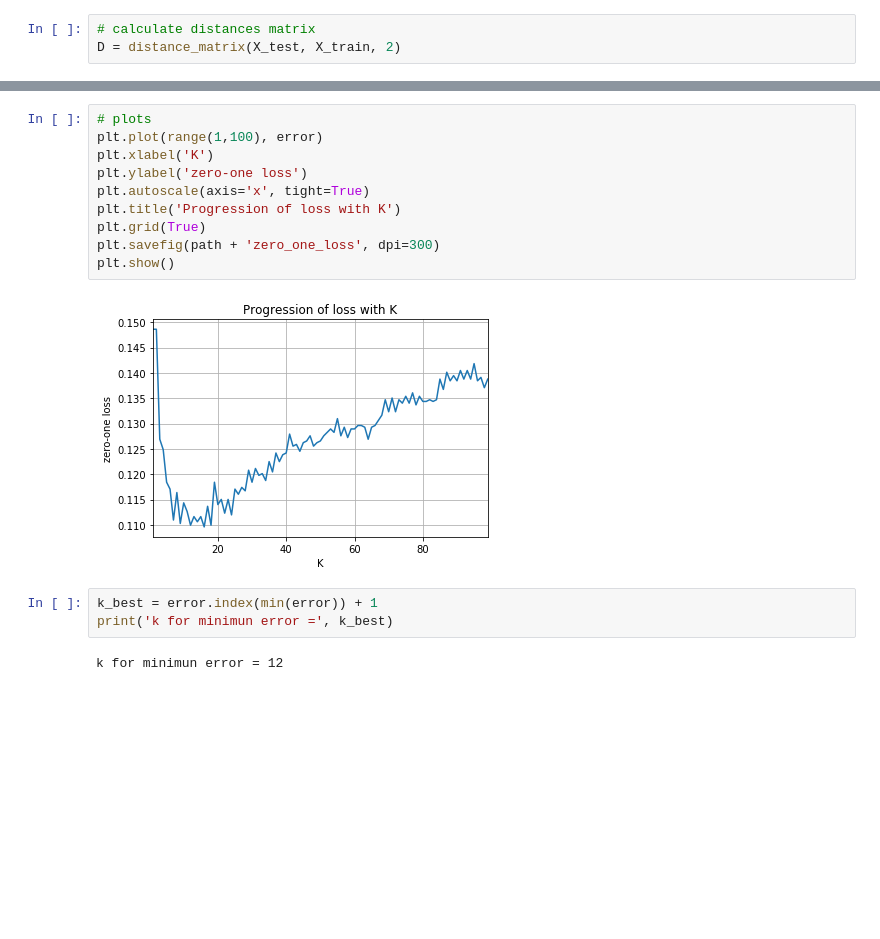
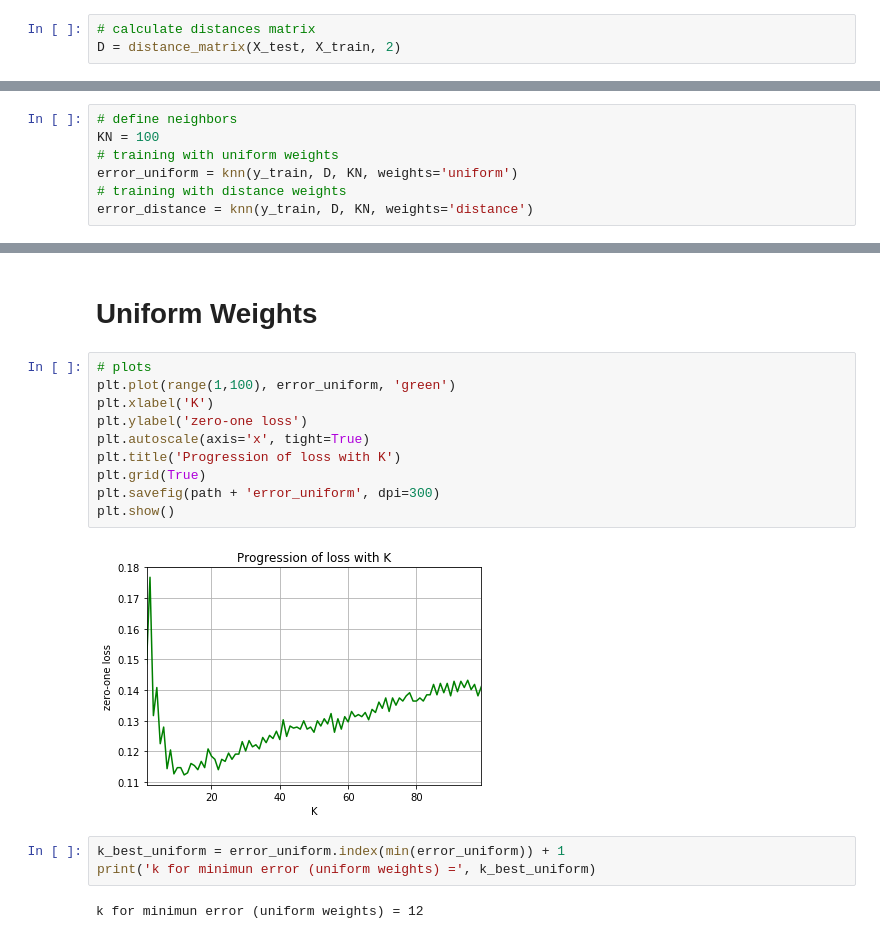
Before and after one commit to ito-rafael/IA006C-MachineLearning, a Jupyter notebook: efc2/efc2_ex2_knn.ipynb, the cells around one changed output, grey strips where cells are left out. Saved outputs shown, nothing was run; the diff lists cells and outputs as text; blank space fills up the shorter version.

```diff
--- a/efc2/efc2_ex2_knn.ipynb
+++ b/efc2/efc2_ex2_knn.ipynb
@@ -168 +207,8 @@ $I\_part$: arrays with indexes of KN neighbors with smallest distances (M x KN)
+# %%
+# define neighbors
+KN = 100
+# training with uniform weights
+error_uniform = knn(y_train, D, KN, weights='uniform')
+# training with distance weights
+error_distance = knn(y_train, D, KN, weights='distance')
 # %%
@@ -220,19 +260,21 @@ for k in range(1,100):
+# %% [markdown]
+# Uniform Weights
 # %%
 # plots
-plt.plot(range(1,100), error)
+plt.plot(range(1,100), error_uniform, 'green')
 plt.xlabel('K')
 plt.ylabel('zero-one loss')
 plt.autoscale(axis='x', tight=True)
 plt.title('Progression of loss with K')
 plt.grid(True)
-plt.savefig(path + 'zero_one_loss', dpi=300)
+plt.savefig(path + 'error_uniform', dpi=300)
 plt.show()
 # %% [output]
-[figure, old version]
+[figure, new version]
 # %%
-k_best = error.index(min(error)) + 1
-print('k for minimun error =', k_best)
+k_best_uniform = error_uniform.index(min(error_uniform)) + 1
+print('k for minimun error (uniform weights) =', k_best_uniform)
 # %% [output]
-k for minimun error = 12
+k for minimun error (uniform weights) = 12
 # %%
 # plots
```
Also changed, not shown: parts of 21 cells of this notebook.
